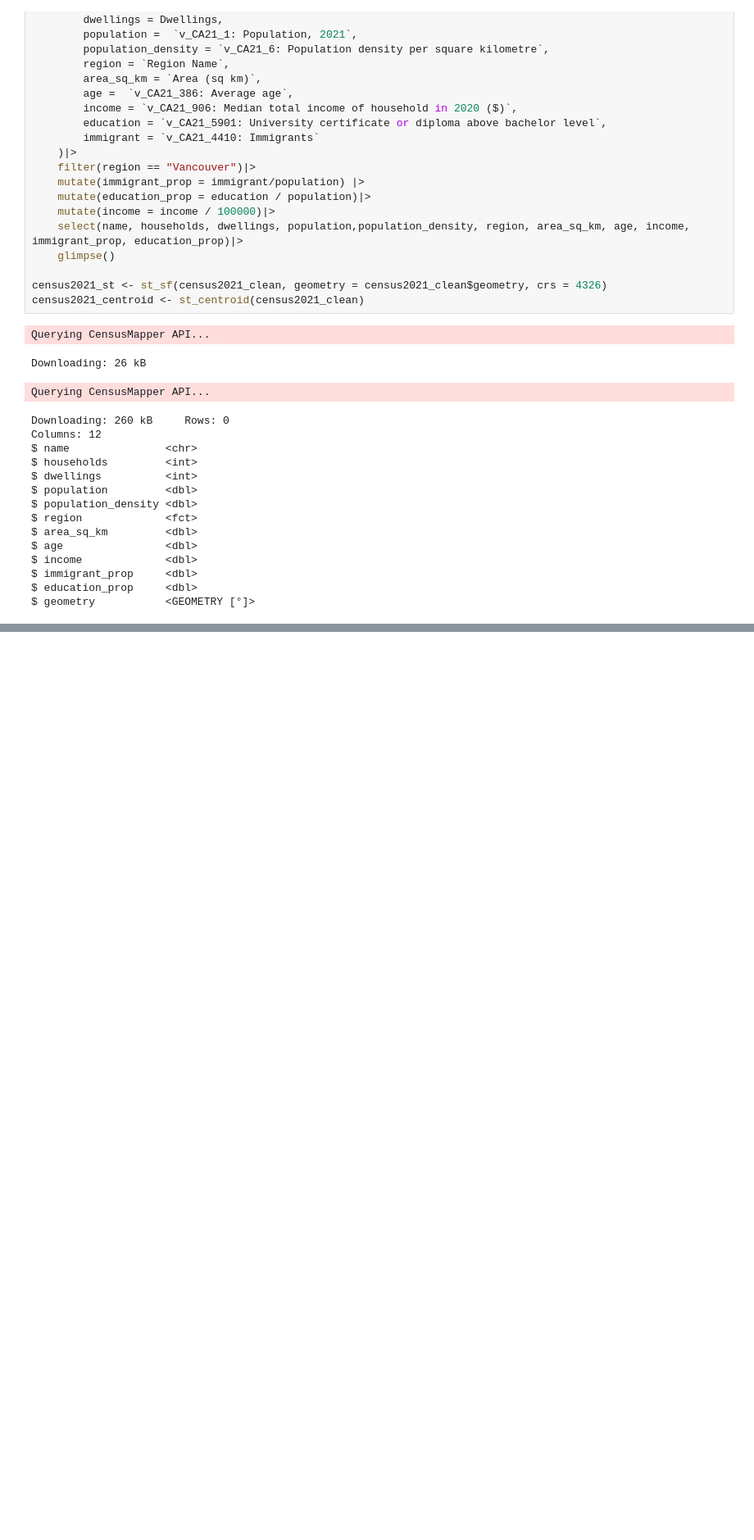
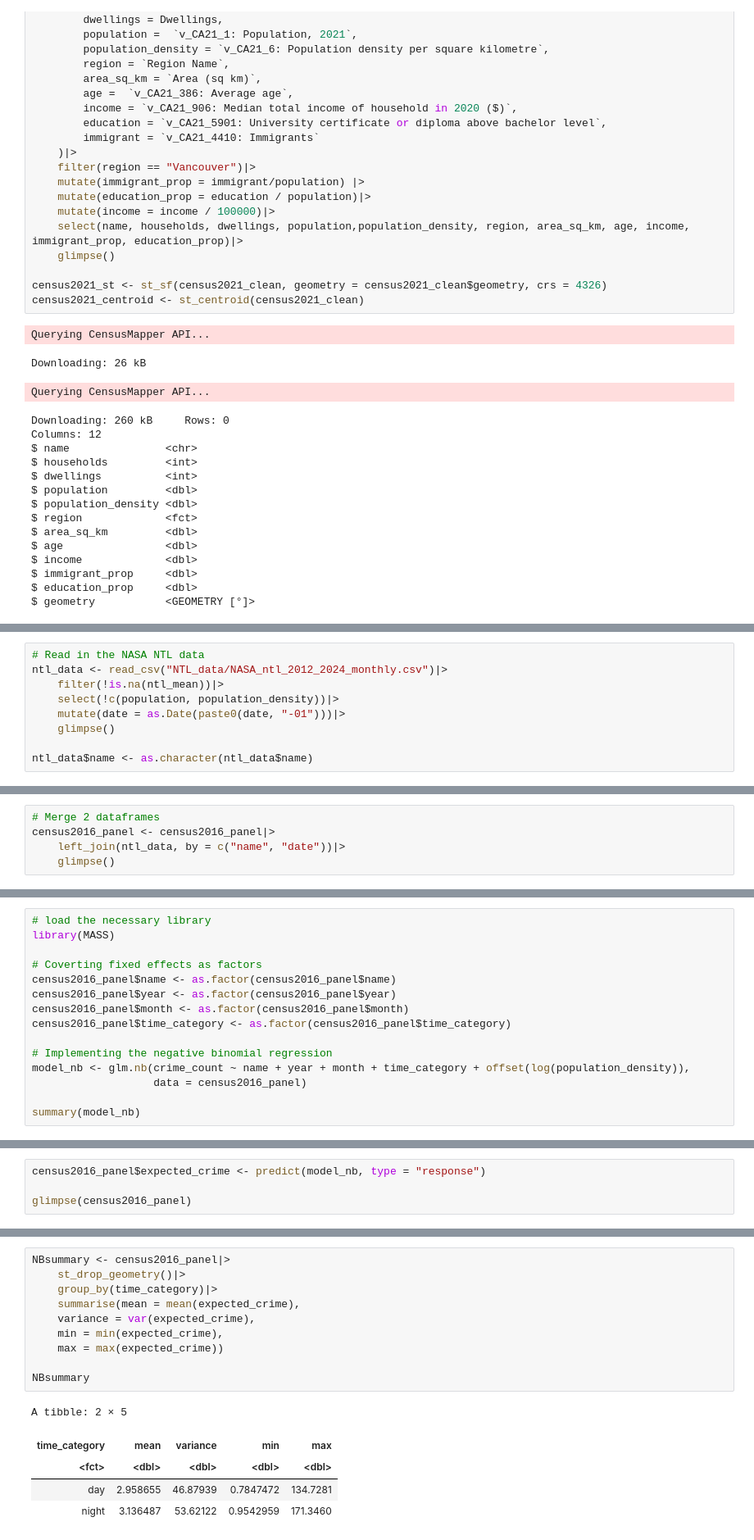
Before and after one commit to Irene-Berezin/econ_398_project, a Jupyter notebook: project_workbook.ipynb, the cells around one changed output, grey strips where cells are left out. Shown at 82% size. Cells and saved outputs as stored; diff of their text form; blank space fills up the shorter version.

Commit message:
reorganized workbook, performed exploration and basic panel fixed effect model

```diff
--- a/project_workbook.ipynb
+++ b/project_workbook.ipynb
@@ -85,0 +201,9 @@ $ geometry           <GEOMETRY [°]>
+# %%
+# Read in the NASA NTL data
+ntl_data <- read_csv("NTL_data/NASA_ntl_2012_2024_monthly.csv")|>
+    filter(!is.na(ntl_mean))|>
+    select(!c(population, population_density))|>
+    mutate(date = as.Date(paste0(date, "-01")))|>
+    glimpse()
+
+ntl_data$name <- as.character(ntl_data$name)
@@ -85,0 +227,5 @@ $ geometry           <GEOMETRY [°]>
+# %%
+# Merge 2 dataframes
+census2016_panel <- census2016_panel|>
+    left_join(ntl_data, by = c("name", "date"))|>
+    glimpse()
@@ -85,0 +266,15 @@ $ geometry           <GEOMETRY [°]>
+# %%
+# load the necessary library
+library(MASS)
+
+# Coverting fixed effects as factors
+census2016_panel$name <- as.factor(census2016_panel$name)
+census2016_panel$year <- as.factor(census2016_panel$year)
+census2016_panel$month <- as.factor(census2016_panel$month)
+census2016_panel$time_category <- as.factor(census2016_panel$time_category)
+
+# Implementing the negative binomial regression
+model_nb <- glm.nb(crime_count ~ name + year + month + time_category + offset(log(population_density)),
+                   data = census2016_panel)
+
+summary(model_nb)
@@ -85,0 +308,4 @@ $ geometry           <GEOMETRY [°]>
+# %%
+census2016_panel$expected_crime <- predict(model_nb, type = "response")
+
+glimpse(census2016_panel)
@@ -85,0 +330,16 @@ $ geometry           <GEOMETRY [°]>
+# %%
+NBsummary <- census2016_panel|>
+    st_drop_geometry()|>
+    group_by(time_category)|>
+    summarise(mean = mean(expected_crime),
+    variance = var(expected_crime),
+    min = min(expected_crime),
+    max = max(expected_crime))
+
+NBsummary
+# %% [output]
+A tibble: 2 × 5
+| time_category | mean | variance | min | max |
+| <fct> | <dbl> | <dbl> | <dbl> | <dbl> |
+| day | 2.958655 | 46.87939 | 0.7847472 | 134.7281 |
+| night | 3.136487 | 53.62122 | 0.9542959 | 171.3460 |
```
Also changed, not shown: parts of 21 cells of this notebook, 5 other files.
